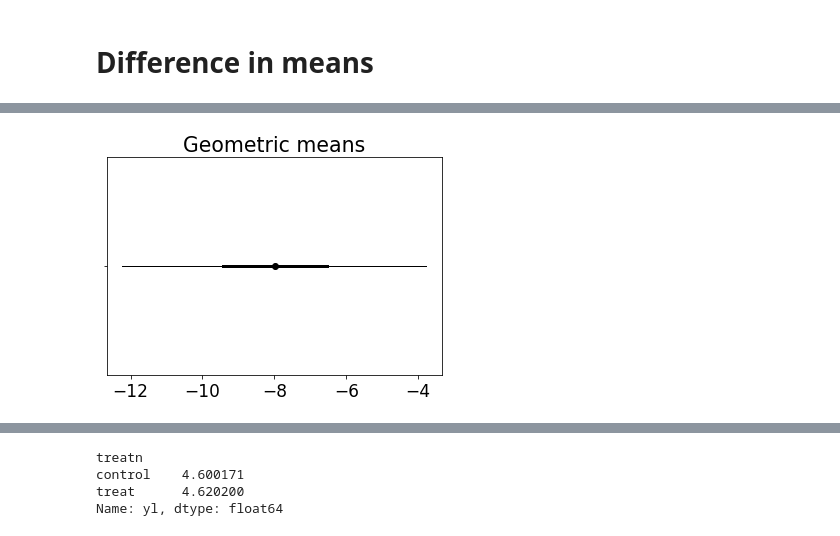
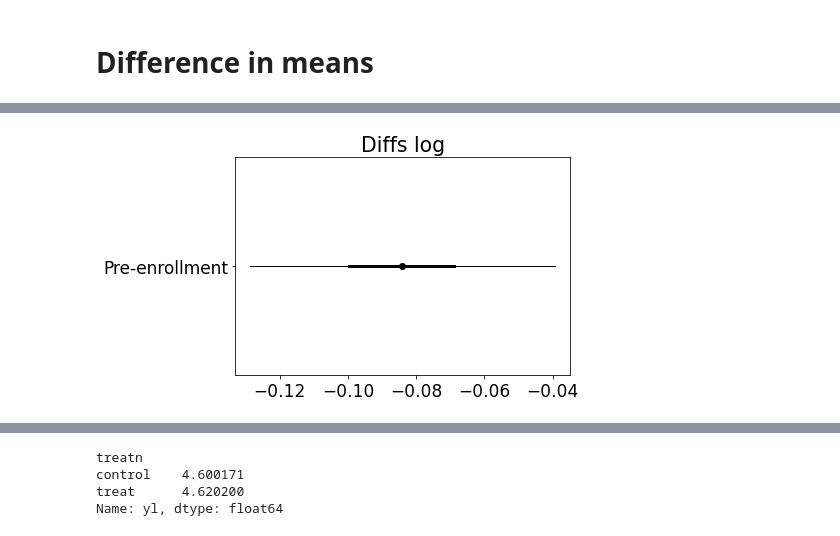
Before and after one commit to wcbeard/experiment_blocking_pretreatment, a Jupyter notebook: notebooks/timing-example.ipynb, the cells around one changed output, grey strips where cells are left out. Saved outputs shown, nothing was run; the diff lists cells and outputs as text; code cells hidden in the pictures.

```diff
--- a/notebooks/timing-example.ipynb
+++ b/notebooks/timing-example.ipynb
@@ -300,7 +278,4 @@ Name: y, Length: 10000, dtype: float64
-# %%
-plt.title('Geometric means')
-# plu.plot_groupby(diffs2_, 'g', 'y', )
-plu.plot_groupby(diffsl_, 'g', 'y', )
-plt.yticks([0], ['']);
-# %% [output]
-[figure, removed]
+# %%
+plot_bs(diffs_log, log=0, title='Diffs log')
+# %% [output]
+[figure, added]
```
Also changed, not shown: parts of 36 cells of this notebook, 2 other files.
